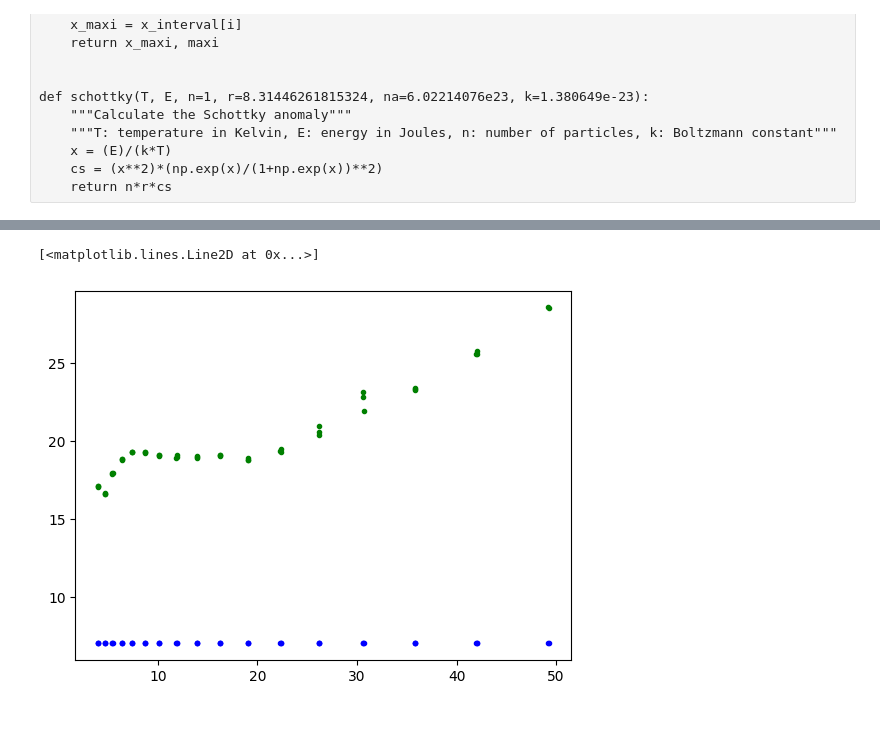
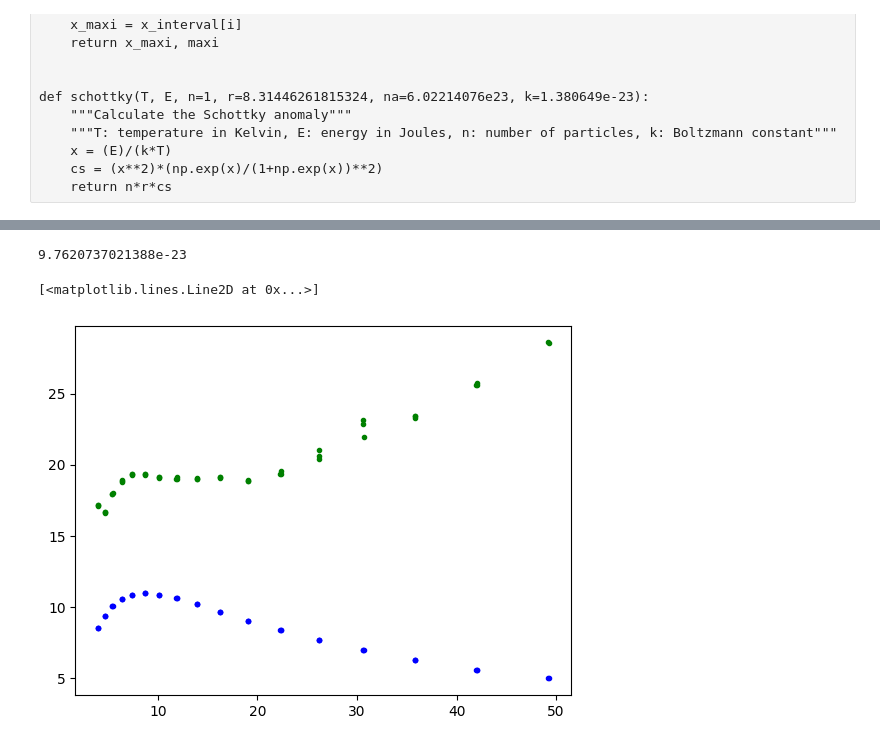
Before and after one commit to Gamal-on/YBCO, a Jupyter notebook: schottky_subs_analysis.ipynb, the cells around one changed output, grey strips where cells are left out. Drawn from its saved outputs; the diff is of its cells as text; code cells hidden in the pictures.

```diff
--- a/schottky_subs_analysis.ipynb
+++ b/schottky_subs_analysis.ipynb
@@ -45,12 +54,15 @@ plt.show()
 # %%
 E = 2.4*k*np.sqrt(sch.max_schottky(squared_temperature, C_div_T, 0, 16)[0])
 
+print(E)
+
 plt.figure()
 plt.plot(squared_temperature[0:50], C_div_T[0:50], ".g")
-plt.plot(squared_temperature[0:50], sch.schottky(temperature[0:50]/temperature[0:50], E, n=2e-2), ".b")
+plt.plot(squared_temperature[0:50], sch.schottky(temperature[0:50], E, n=3e-3), ".b")
 # %% [output]
-[<matplotlib.lines.Line2D at 0x...>]
+9.7620737021388e-23
+[<matplotlib.lines.Line2D at 0x...>]
-[figure, old version]
+[figure, new version]
 # %%
 # Soustraction de HC par schottky
 
```
Also changed, not shown: parts of 5 cells of this notebook.
